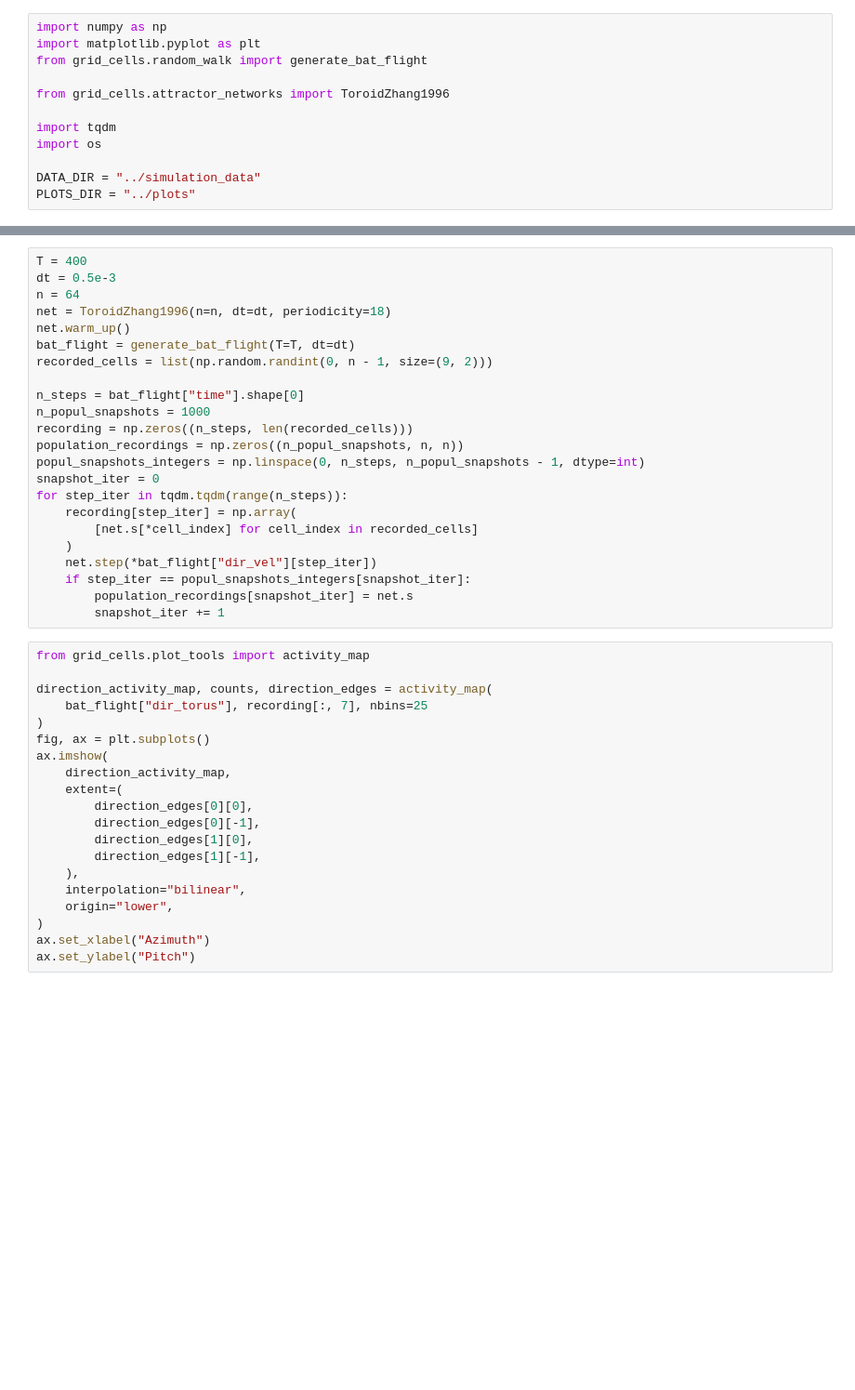
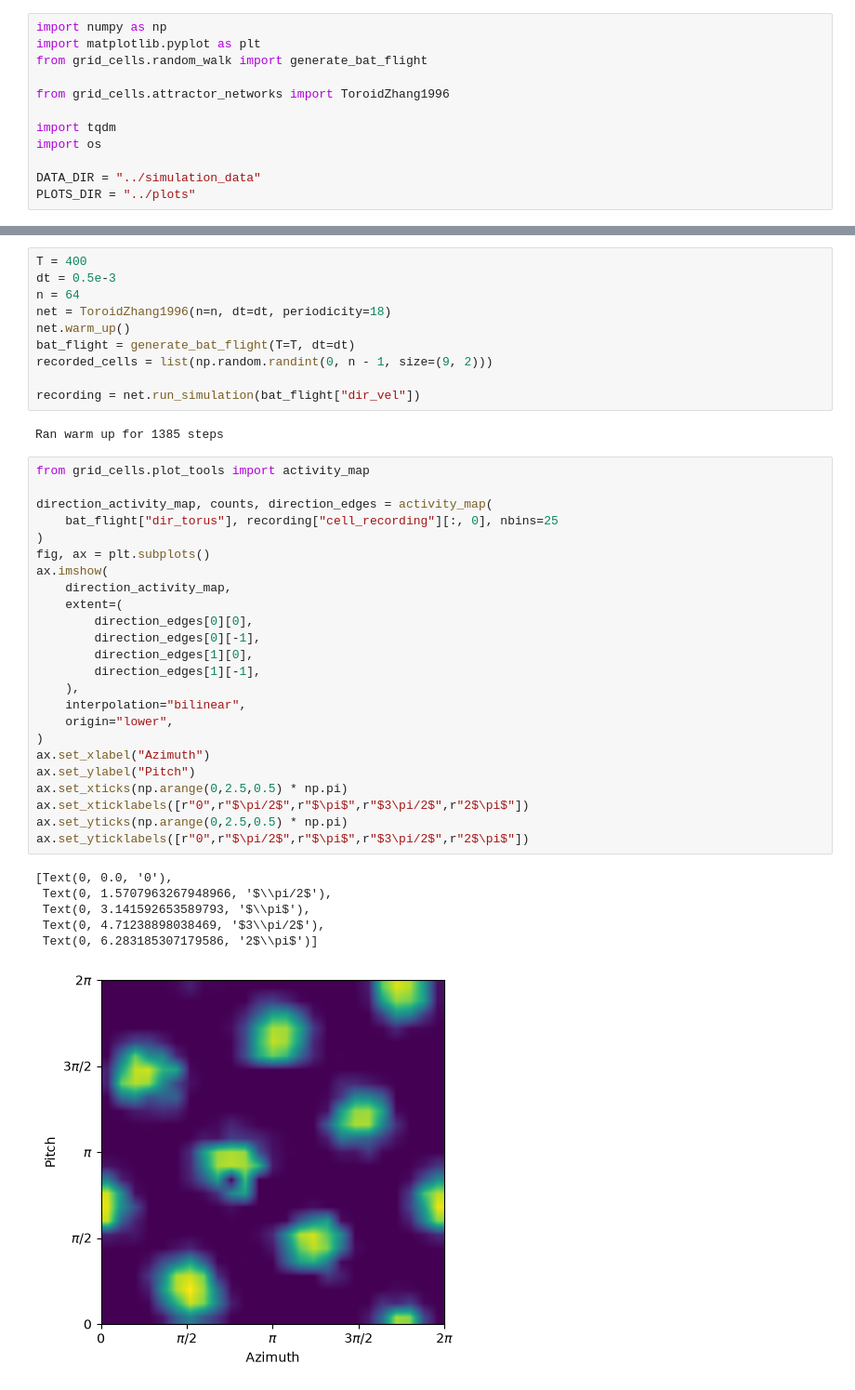
Before and after one commit to siaulich/grid-cells, a Jupyter notebook: notebooks/bat_flight_grid_bump.ipynb, the cells around one changed output, grey strips where cells are left out. Shown at 93% size. Saved outputs shown, nothing was run; the diff lists cells and outputs as text; blank space fills up the shorter version.

```diff
--- a/notebooks/bat_flight_grid_bump.ipynb
+++ b/notebooks/bat_flight_grid_bump.ipynb
@@ -64,37 +67,37 @@ net.warm_up()
 bat_flight = generate_bat_flight(T=T, dt=dt)
 recorded_cells = list(np.random.randint(0, n - 1, size=(9, 2)))
 
-n_steps = bat_flight["time"].shape[0]
-n_popul_snapshots = 1000
-recording = np.zeros((n_steps, len(recorded_cells)))
-population_recordings = np.zeros((n_popul_snapshots, n, n))
-popul_snapshots_integers = np.linspace(0, n_steps, n_popul_snapshots - 1, dtype=int)
-snapshot_iter = 0
-for step_iter in tqdm.tqdm(range(n_steps)):
-    recording[step_iter] = np.array(
-        [net.s[*cell_index] for cell_index in recorded_cells]
-    )
-    net.step(*bat_flight["dir_vel"][step_iter])
-    if step_iter == popul_snapshots_integers[snapshot_iter]:
-        population_recordings[snapshot_iter] = net.s
-        snapshot_iter += 1
+recording = net.run_simulation(bat_flight["dir_vel"])
+# %% [output]
+Ran warm up for 1385 steps
 # %%
 from grid_cells.plot_tools import activity_map
 
 direction_activity_map, counts, direction_edges = activity_map(
-    bat_flight["dir_torus"], recording[:, 7], nbins=25
+    bat_flight["dir_torus"], recording["cell_recording"][:, 0], nbins=25
 )
 fig, ax = plt.subplots()
 ax.imshow(
     direction_activity_map,
     extent=(
         direction_edges[0][0],
         direction_edges[0][-1],
         direction_edges[1][0],
         direction_edges[1][-1],
     ),
     interpolation="bilinear",
     origin="lower",
 )
 ax.set_xlabel("Azimuth")
 ax.set_ylabel("Pitch")
+ax.set_xticks(np.arange(0,2.5,0.5) * np.pi)
+ax.set_xticklabels([r"0",r"$\pi/2$",r"$\pi$",r"$3\pi/2$",r"2$\pi$"])
+ax.set_yticks(np.arange(0,2.5,0.5) * np.pi)
+ax.set_yticklabels([r"0",r"$\pi/2$",r"$\pi$",r"$3\pi/2$",r"2$\pi$"])
+# %% [output]
+[Text(0, 0.0, '0'),
+ Text(0, 1.5707963267948966, '$\\pi/2$'),
+ Text(0, 3.141592653589793, '$\\pi$'),
+ Text(0, 4.71238898038469, '$3\\pi/2$'),
+ Text(0, 6.283185307179586, '2$\\pi$')]
+[figure, added]
```
Also changed, not shown: parts of 5 cells of this notebook, 16 other files.
